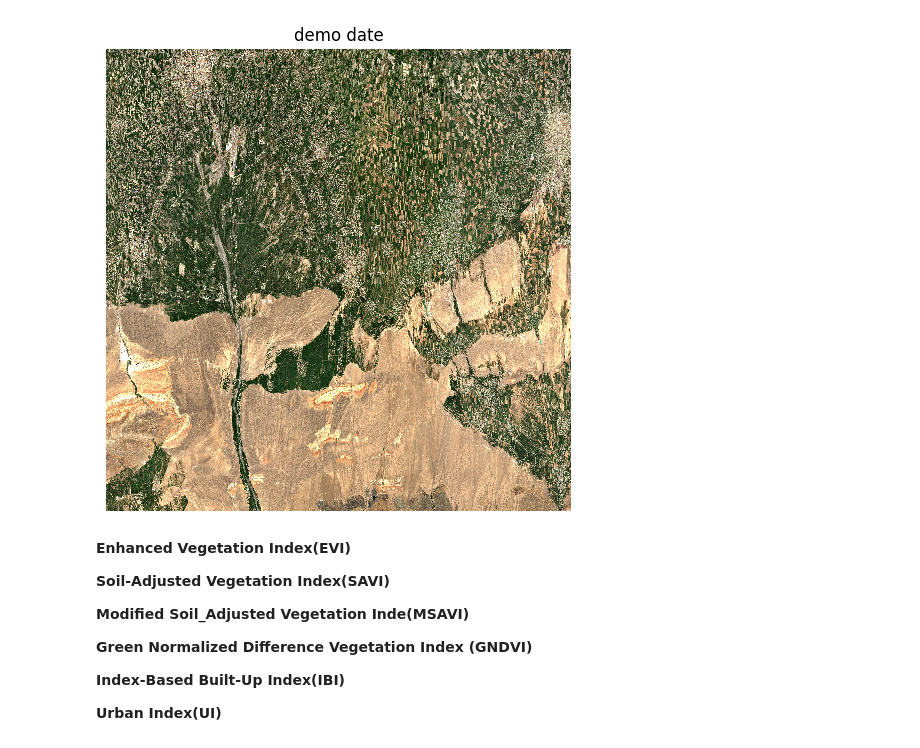
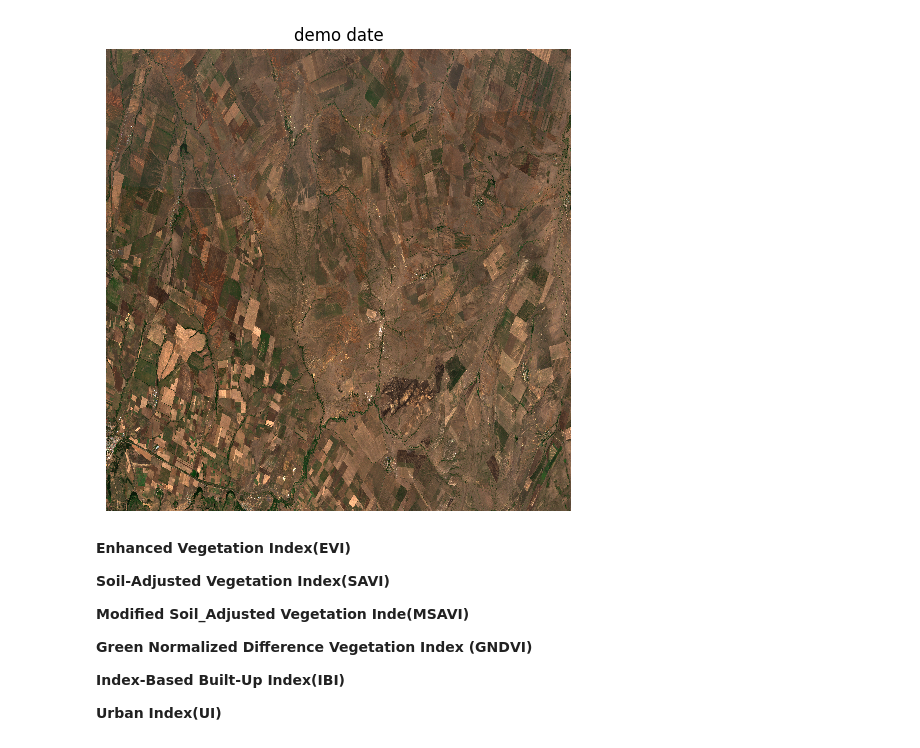
Before and after one commit to baseershah7/Zindi-GEOAI-Challenge-for-Cropland-Mapping, a Jupyter notebook: zindi-sentinel.ipynb, the cells around one changed output. Saved outputs shown, nothing was run; the diff lists cells and outputs as text; code cells hidden in the pictures.

Commit message:
Kaggle Notebook | zindi_sentinel | Version 9

```diff
--- a/zindi-sentinel.ipynb
+++ b/zindi-sentinel.ipynb
@@ -48,14 +48,13 @@ for dirname, _, filenames in os.walk('/kaggle/input'):
 # You can write up to 20GB to the current directory (/kaggle/working/) that gets preserved as output when you create a version using "Save & Run All"
 # You can also write temporary files to /kaggle/temp/, but they won't be saved outside of the current session
 # %%
-# bounding box for new york city( latitude and longitude)
+# Orenburg (RU) – single Sentinel-2 tile footprint
+lower_left  = (51.10, 55.00)   # (lat, lon)
+upper_right = (51.50, 56.00)
 
-# lower_left = (40.75, -74.01)
-# upper_right = (40.88, -73.86)
-
-# bounding box for fergana (uzbekistan)
-lower_left  = (40.15, 70.75)        # (lat, lon)
-upper_right = (40.55, 71.75)
+# # bounding box for fergana (uzbekistan)
+# lower_left  = (40.15, 70.75)        # (lat, lon)
+# upper_right = (40.55, 71.75)
 bounds = (lower_left[1], lower_left[0], upper_right[1], upper_right[0])
 time_window = "2021-07-01/2021-07-31"
 # %%
@@ -165,11 +164,11 @@ plt.show()
 # %%
 fig, ax = plt.subplots(figsize=(6,6))
-plot_data.isel(time=0).plot.imshow(robust=True, ax=ax, vmin=0, vmax=2500)
+plot_data.isel(time=8).plot.imshow(robust=True, ax=ax, vmin=0, vmax=2500)
 ax.set_title("demo date")
 ax.axis('off')
 plt.show()
 # %% [output]
-[figure, old version]
+[figure, new version]
 # %%
 # median = data.median(dim='time').compute()
 # %%
```
Also changed, not shown: parts of 12 cells of this notebook.
